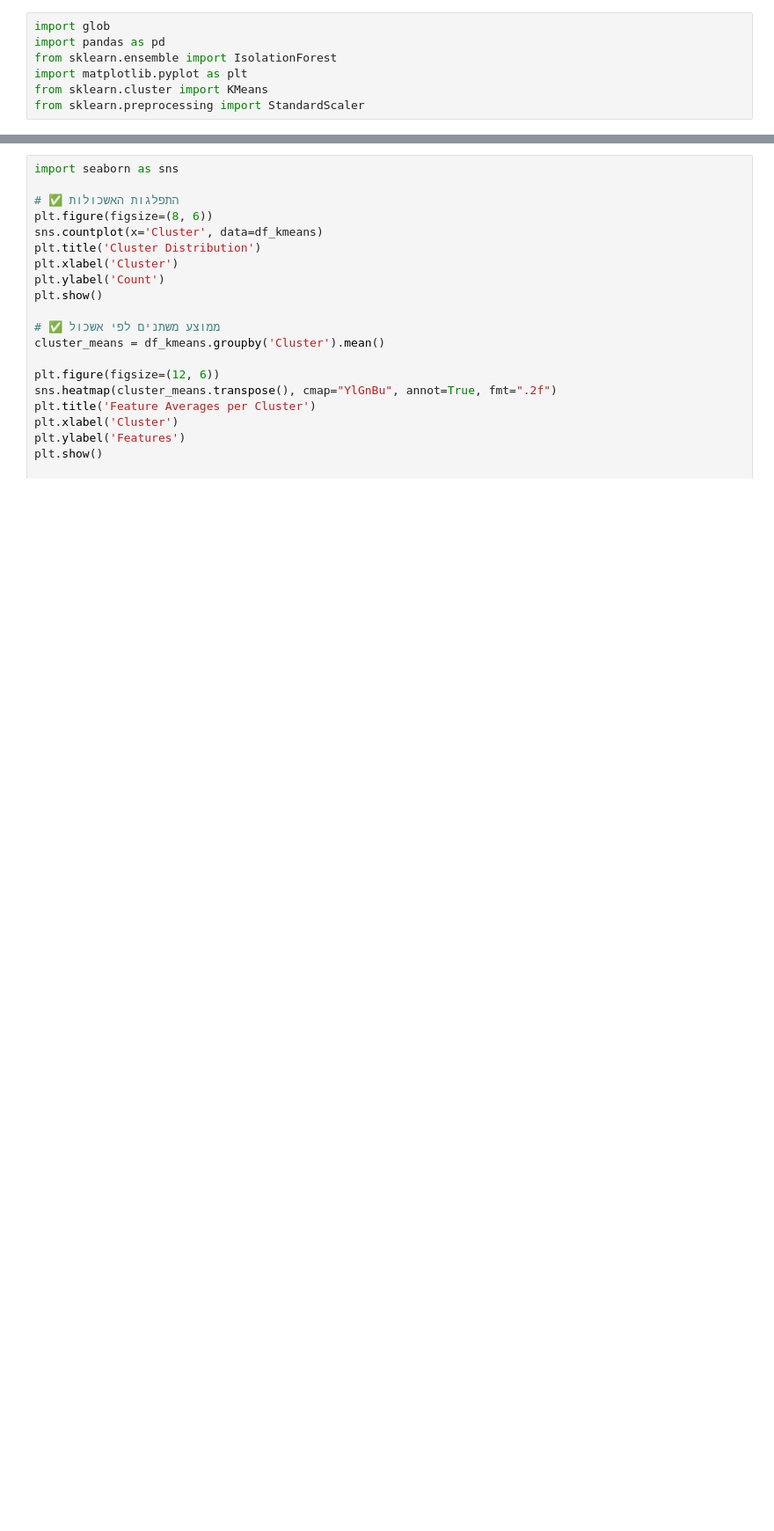
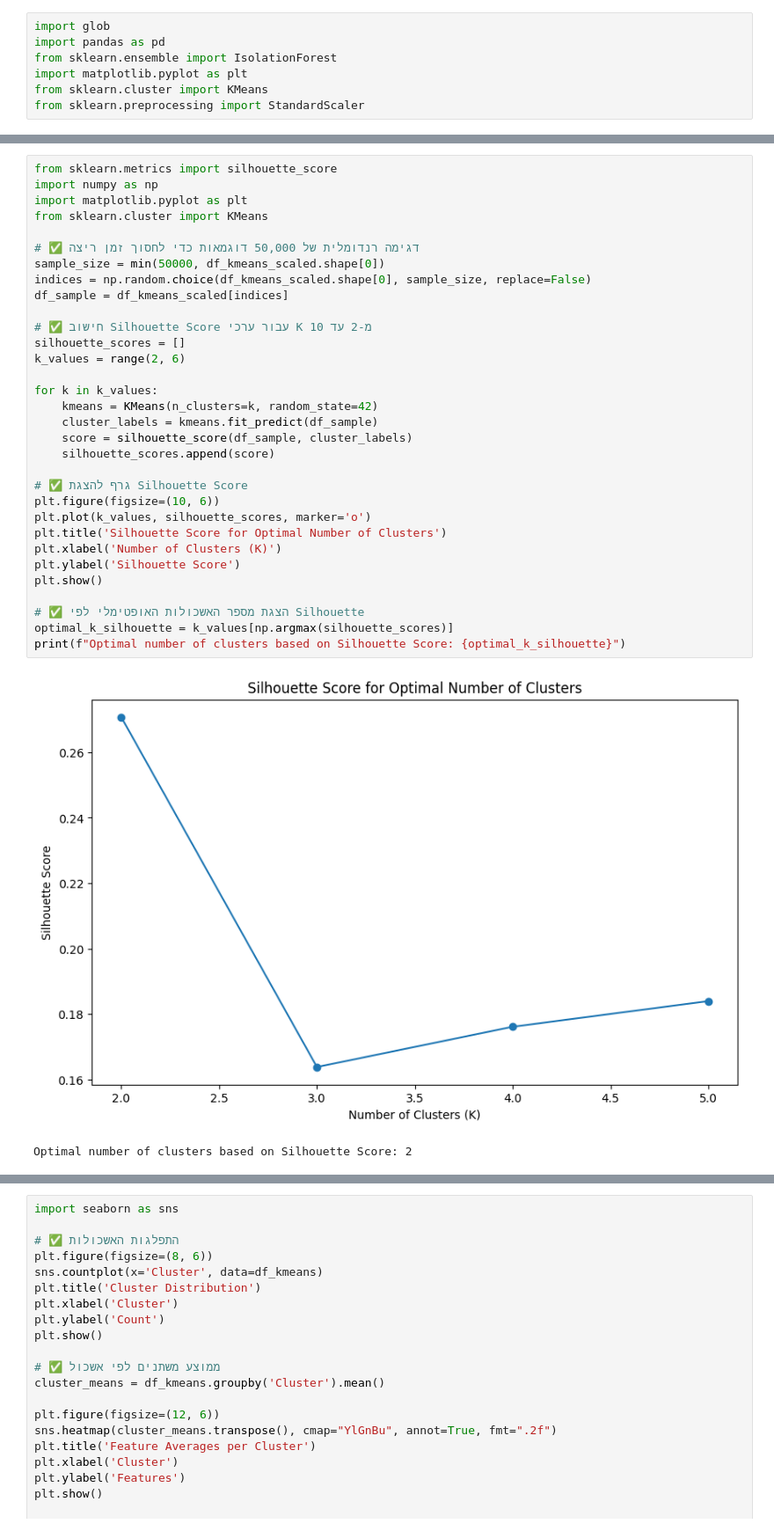
Before and after one commit to orifelszer/CrimeData, a Jupyter notebook: Clustering.ipynb, the cells around one changed output, grey strips where cells are left out. Shown at 88% size. Drawn from its saved outputs; the diff is of its cells as text; blank space fills up the shorter version.

```diff
--- a/Clustering.ipynb
+++ b/Clustering.ipynb
@@ -104,0 +99,35 @@ plt.show()
+# %%
+from sklearn.metrics import silhouette_score
+import numpy as np
+import matplotlib.pyplot as plt
+from sklearn.cluster import KMeans
+
+# ✅ דגימה רנדומלית של 50,000 דוגמאות כדי לחסוך זמן ריצה
+sample_size = min(50000, df_kmeans_scaled.shape[0])
+indices = np.random.choice(df_kmeans_scaled.shape[0], sample_size, replace=False)
+df_sample = df_kmeans_scaled[indices]
+
+# ✅ חישוב Silhouette Score עבור ערכי K מ-2 עד 10
+silhouette_scores = []
+k_values = range(2, 6)
+
+for k in k_values:
+    kmeans = KMeans(n_clusters=k, random_state=42)
+    cluster_labels = kmeans.fit_predict(df_sample)
+    score = silhouette_score(df_sample, cluster_labels)
+    silhouette_scores.append(score)
+
+# ✅ גרף להצגת Silhouette Score
+plt.figure(figsize=(10, 6))
+plt.plot(k_values, silhouette_scores, marker='o')
+plt.title('Silhouette Score for Optimal Number of Clusters')
+plt.xlabel('Number of Clusters (K)')
+plt.ylabel('Silhouette Score')
+plt.show()
+
+# ✅ הצגת מספר האשכולות האופטימלי לפי Silhouette
+optimal_k_silhouette = k_values[np.argmax(silhouette_scores)]
+print(f"Optimal number of clusters based on Silhouette Score: {optimal_k_silhouette}")
+# %% [output]
+[figure, added]
+Optimal number of clusters based on Silhouette Score: 2
```
Also changed, not shown: parts of 10 cells of this notebook.
